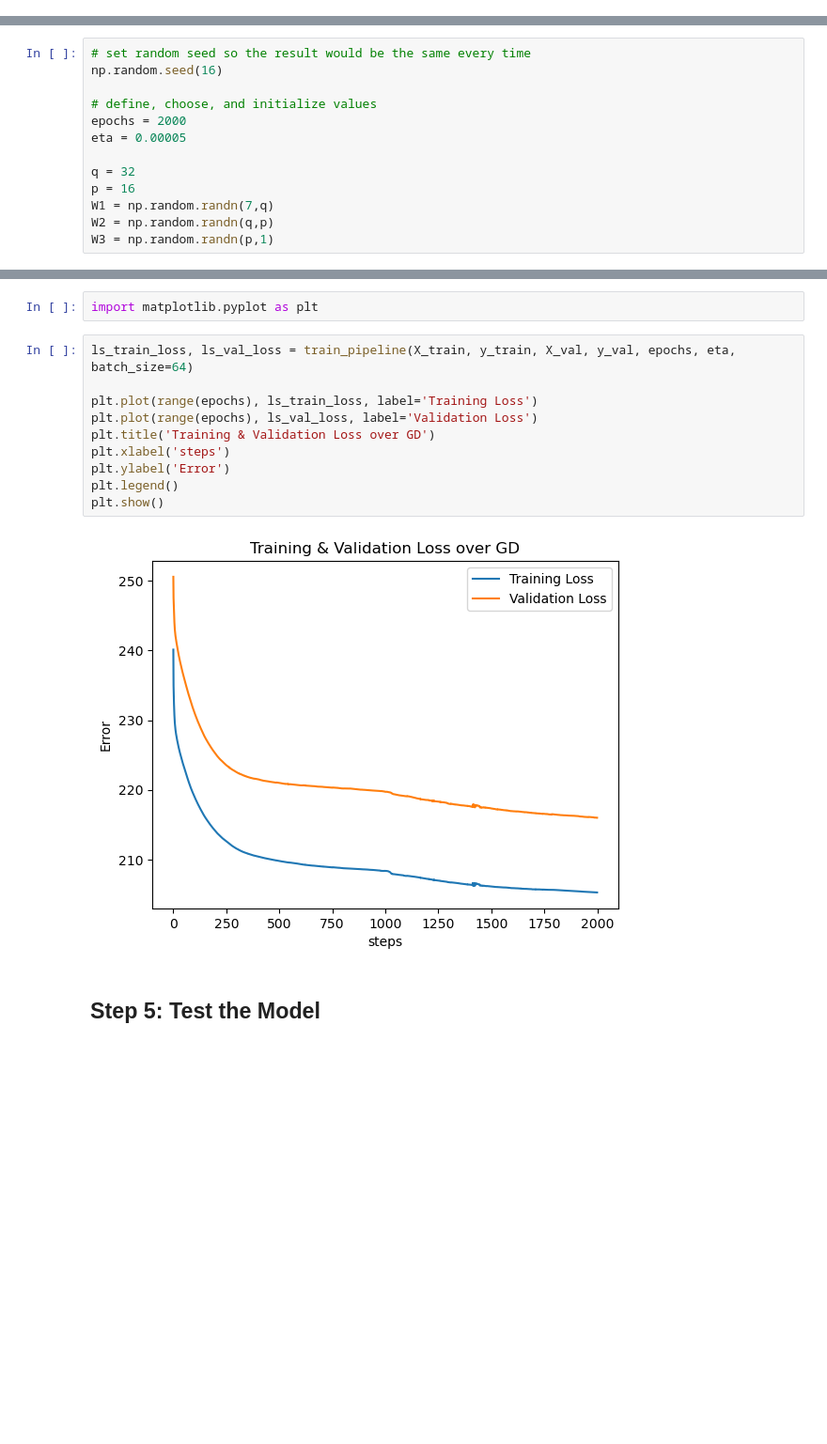
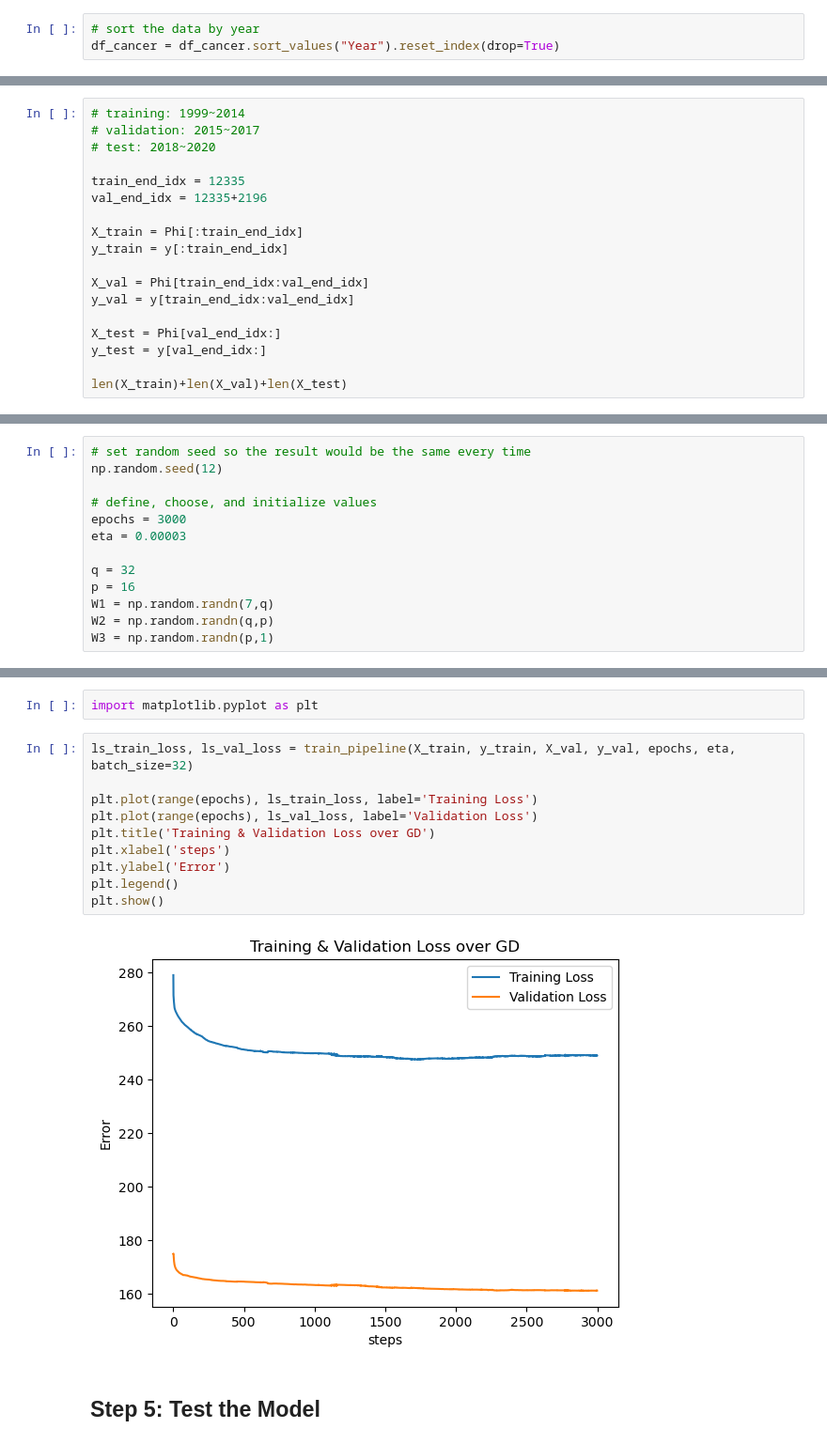
Before and after one commit to elattanzi/DS4420FinalProject, a Jupyter notebook: MLP.ipynb, the cells around one changed output, grey strips where cells are left out. Shown at 94% size. Saved outputs shown, nothing was run; the diff lists cells and outputs as text; blank space fills up the shorter version.

Commit message:
spliting train/validation/test sets by year for MLP

```diff
--- a/MLP.ipynb
+++ b/MLP.ipynb
@@ -25,6 +76,9 @@ Not using County as feature because it makes the data very sparse if doing one-h
 ## Step 1: Data Pre-processing
 # %%
 from sklearn.preprocessing import MinMaxScaler
+# %%
+# sort the data by year
+df_cancer = df_cancer.sort_values("Year").reset_index(drop=True)
 # %%
 # ignore any rows with NaN value
 df_cancer = df_cancer[["Days_PM25_fraction", "Unhealthy_fraction", "VeryUnhealthy_fraction",
@@ -93,0 +150,18 @@ y_test = shuffled_y[val_end_idx:]
+# %%
+# training: 1999~2014
+# validation: 2015~2017
+# test: 2018~2020
+
+train_end_idx = 12335
+val_end_idx = 12335+2196
+
+X_train = Phi[:train_end_idx]
+y_train = y[:train_end_idx]
+
+X_val = Phi[train_end_idx:val_end_idx]
+y_val = y[train_end_idx:val_end_idx]
+
+X_test = Phi[val_end_idx:]
+y_test = y[val_end_idx:]
+
+len(X_train)+len(X_val)+len(X_test)
@@ -102,11 +178,11 @@ y_test = shuffled_y[val_end_idx:]
 from tqdm import tqdm
 # %%
 # set random seed so the result would be the same every time
-np.random.seed(16)
+np.random.seed(12)
 
 # define, choose, and initialize values
-epochs = 2000
-eta = 0.00005
+epochs = 3000
+eta = 0.00003
 
 q = 32
 p = 16
@@ -192,17 +268,17 @@ def train_pipeline(X_train, y_train, X_val, y_val, epochs, eta, batch_size=64):
 # %%
 import matplotlib.pyplot as plt
 # %%
-ls_train_loss, ls_val_loss = train_pipeline(X_train, y_train, X_val, y_val, epochs, eta, batch_size=64)
+ls_train_loss, ls_val_loss = train_pipeline(X_train, y_train, X_val, y_val, epochs, eta, batch_size=32)
 
 plt.plot(range(epochs), ls_train_loss, label='Training Loss')
 plt.plot(range(epochs), ls_val_loss, label='Validation Loss')
 plt.title('Training & Validation Loss over GD')
 plt.xlabel('steps')
 plt.ylabel('Error')
 plt.legend()
 plt.show()
 # %% [output]
-[figure, old version]
+[figure, new version]
 # %% [markdown]
 ## Step 5: Test the Model
 # %%
```
Also changed, not shown: parts of 19 cells of this notebook, 1 other file.
